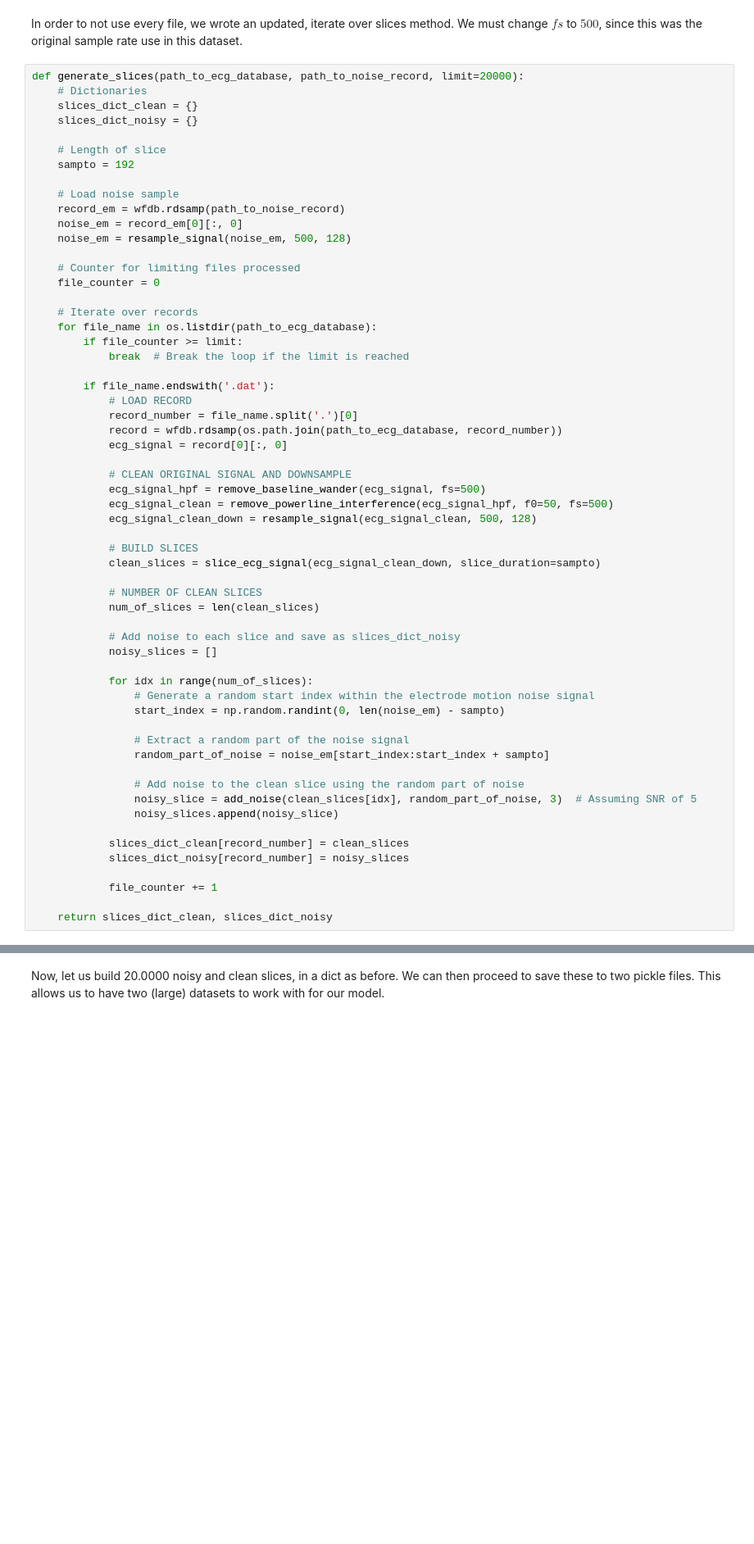
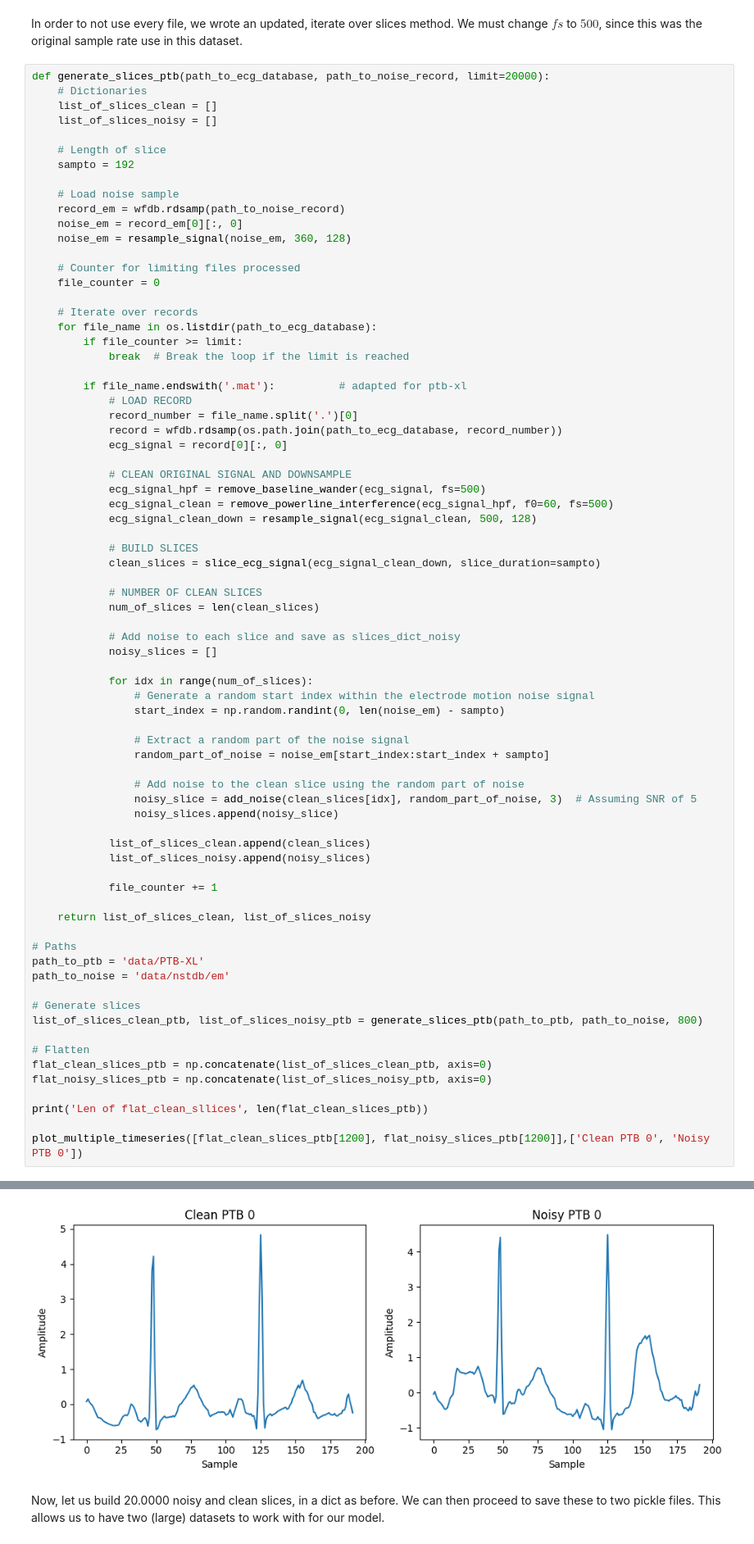
Before and after one commit to piedeboer96/ECG-Signal-Denoising, a Jupyter notebook: ecg_build_datasets_NEW.ipynb, the cells around one changed output, grey strips where cells are left out. Shown: that part at 82% size. Saved outputs shown, nothing was run; the diff lists cells and outputs as text; blank space fills up the shorter version.

```diff
--- a/ecg_build_datasets_NEW.ipynb
+++ b/ecg_build_datasets_NEW.ipynb
@@ -491,10 +658,10 @@ Length of HR1 Resample Scipy 3600
 # %% [markdown]
 In order to not use every file, we wrote an updated, iterate over slices method. We must change $fs$ to $500$, since this was the original sample rate use in this dataset.
 # %%
-def generate_slices(path_to_ecg_database, path_to_noise_record, limit=20000):
+def generate_slices_ptb(path_to_ecg_database, path_to_noise_record, limit=20000):
     # Dictionaries
-    slices_dict_clean = {}
-    slices_dict_noisy = {}
+    list_of_slices_clean = []
+    list_of_slices_noisy = []
 
     # Length of slice
     sampto = 192
@@ -502,7 +669,7 @@ def generate_slices(path_to_ecg_database, path_to_noise_record, limit=20000):
     # Load noise sample
     record_em = wfdb.rdsamp(path_to_noise_record)
     noise_em = record_em[0][:, 0]
-    noise_em = resample_signal(noise_em, 500, 128)
+    noise_em = resample_signal(noise_em, 360, 128)
 
     # Counter for limiting files processed
     file_counter = 0
@@ -512,7 +679,7 @@ def generate_slices(path_to_ecg_database, path_to_noise_record, limit=20000):
         if file_counter >= limit:
             break  # Break the loop if the limit is reached
 
-        if file_name.endswith('.dat'):
+        if file_name.endswith('.mat'):          # adapted for ptb-xl
             # LOAD RECORD
             record_number = file_name.split('.')[0]
             record = wfdb.rdsamp(os.path.join(path_to_ecg_database, record_number))
@@ -520,7 +687,7 @@ def generate_slices(path_to_ecg_database, path_to_noise_record, limit=20000):
 
             # CLEAN ORIGINAL SIGNAL AND DOWNSAMPLE
             ecg_signal_hpf = remove_baseline_wander(ecg_signal, fs=500)
-            ecg_signal_clean = remove_powerline_interference(ecg_signal_hpf, f0=50, fs=500)
+            ecg_signal_clean = remove_powerline_interference(ecg_signal_hpf, f0=60, fs=500)
             ecg_signal_clean_down = resample_signal(ecg_signal_clean, 500, 128)
 
             # BUILD SLICES
@@ -543,9 +710,25 @@ def generate_slices(path_to_ecg_database, path_to_noise_record, limit=20000):
                 noisy_slice = add_noise(clean_slices[idx], random_part_of_noise, 3)  # Assuming SNR of 5
                 noisy_slices.append(noisy_slice)
 
-            slices_dict_clean[record_number] = clean_slices
-            slices_dict_noisy[record_number] = noisy_slices
+            list_of_slices_clean.append(clean_slices)
+            list_of_slices_noisy.append(noisy_slices)
 
             file_counter += 1
 
-    return slices_dict_clean, slices_dict_noisy
+    return list_of_slices_clean, list_of_slices_noisy
+
+# Paths
+path_to_ptb = 'data/PTB-XL'
+path_to_noise = 'data/nstdb/em'
+
+# Generate slices
+list_of_slices_clean_ptb, list_of_slices_noisy_ptb = generate_slices_ptb(path_to_ptb, path_to_noise, 800)
+
+# Flatten
+flat_clean_slices_ptb = np.concatenate(list_of_slices_clean_ptb, axis=0)
+flat_noisy_slices_ptb = np.concatenate(list_of_slices_noisy_ptb, axis=0)
+
+print('Len of flat_clean_sllices', len(flat_clean_slices_ptb))
+
+plot_multiple_timeseries([flat_clean_slices_ptb[1200], flat_noisy_slices_ptb[1200]],['Clean PTB 0', 'Noisy PTB 0'])
+# %% [output]
@@ -552,2 +736,3 @@ def generate_slices(path_to_ecg_database, path_to_noise_record, limit=20000):
+[figure, added]
 # %% [markdown]
 Now, let us build 20.0000 noisy and clean slices, in a dict as before. We can then proceed to save these to two pickle files. This allows us to have two (large) datasets to work with for our model.
```
Also changed, not shown: parts of 18 cells of this notebook, 1 other file.
